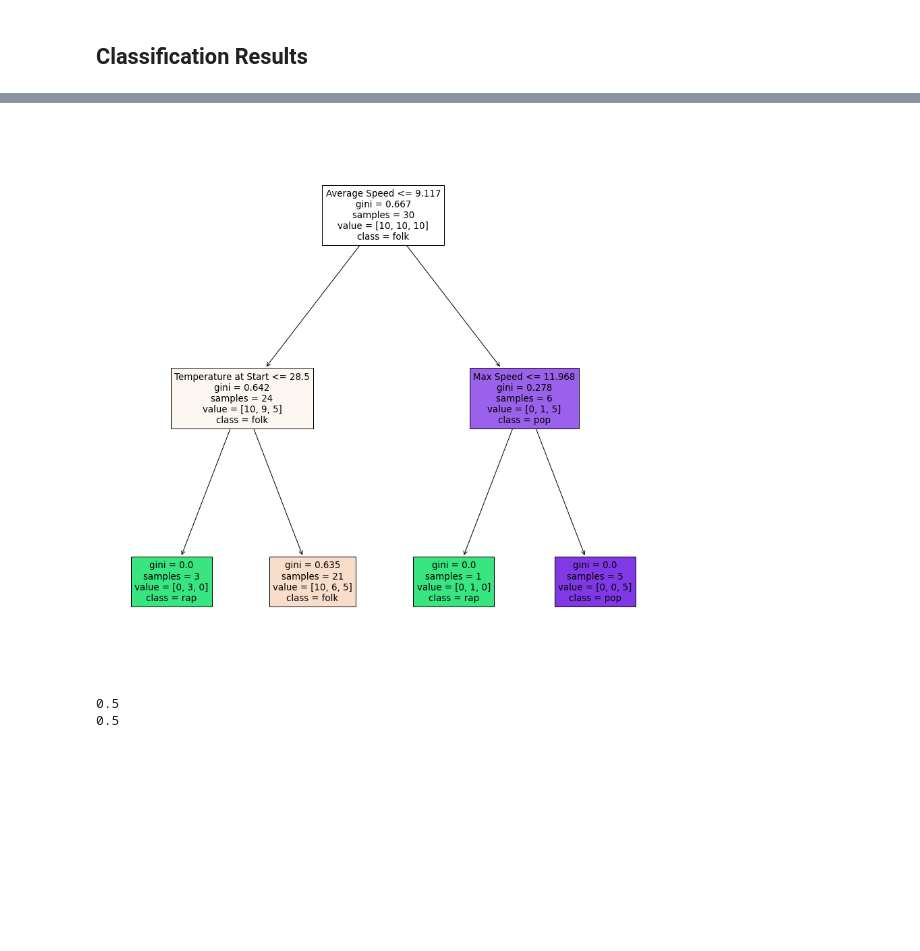
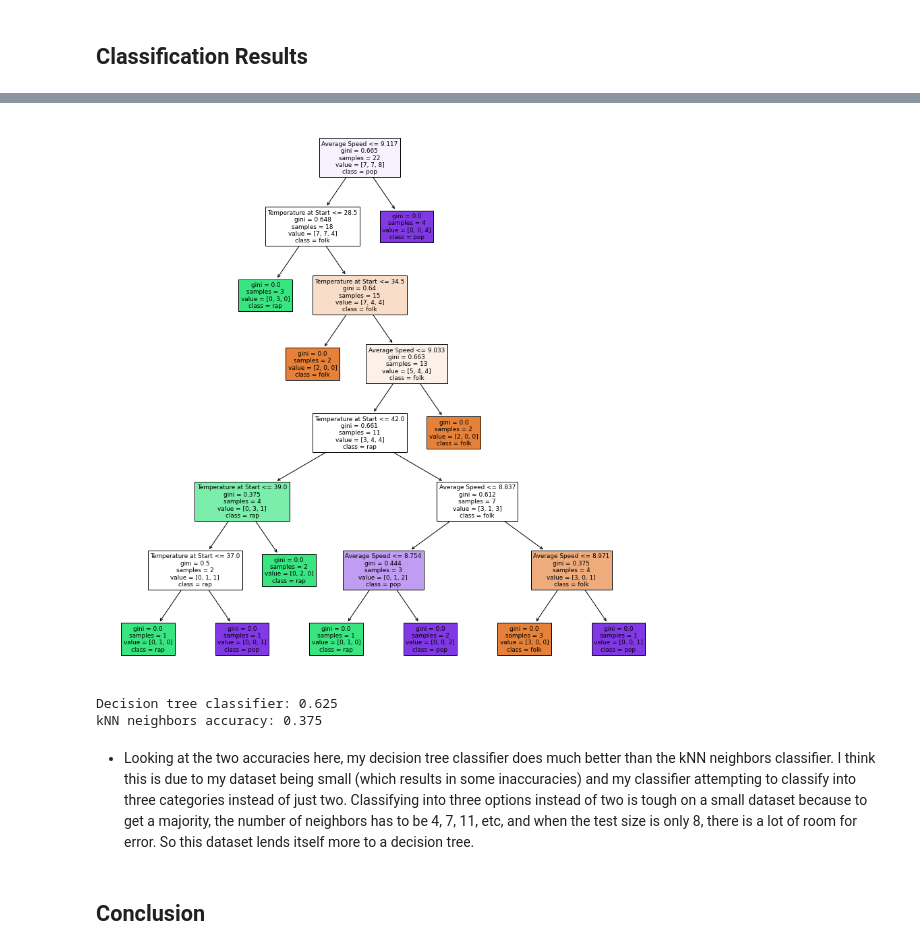
Before and after one commit to 907riley/Strava-Project, a Jupyter notebook: Final_Strava_Project.ipynb, the cells around one changed output, grey strips where cells are left out. Drawn from its saved outputs; the diff is of its cells as text; code cells hidden in the pictures; blank space fills up the shorter version.

Commit message:
finished conclusion

```diff
--- a/Final_Strava_Project.ipynb
+++ b/Final_Strava_Project.ipynb
@@ -425,43 +415,41 @@ Artist: Counting Crows
 # %%
-from sklearn.tree import DecisionTreeClassifier
-from sklearn import tree
+from sklearn.preprocessing import MinMaxScaler
+from sklearn.model_selection import train_test_split
 from sklearn import preprocessing
 le = preprocessing.LabelEncoder()
 
 #print(strava_df)
 y = strava_df["Activity Description"]
-X = strava_df.drop(["Activity Description", "Activity ID", "Activity Date", "Activity Name", "Activity Type", "Average Grade", "Max Grade", "Elevation Loss", "Grade Adjusted Distance", "Elevation Gain"], axis = 1)
-
-clf = DecisionTreeClassifier(random_state=0, max_depth=2)
-clf.fit(X,y)
-
-
-plt.figure(figsize=(15,15))
-tree.plot_tree(clf, feature_names=X.columns, class_names = {2: "pop", 1: "rap", 0: "folk"}, filled=True)
-plt.show()
+X = strava_df.drop(["Activity Description", "Activity ID", "Elevation High", "Activity Date", "Activity Name", "Activity Type", "Average Grade", "Max Grade", "Elevation Loss", "Grade Adjusted Distance", "Elevation Gain", "Distance", "Moving Time", "Elapsed Time", "Elevation Low"], axis = 1)
+X_train, X_test, y_train, y_test = train_test_split(X, y, random_state=0, stratify=y, test_size=0.25)
-# %% [output]
-[figure, removed]
-# %%
-from sklearn.preprocessing import MinMaxScaler
-from sklearn.model_selection import train_test_split
-
-scaler = MinMaxScaler()
-X = scaler.fit_transform(X)
-
-X_train, X_test, y_train, y_test = train_test_split(X, y, random_state=0, stratify=y, test_size=0.25)
+# %%
+from sklearn.tree import DecisionTreeClassifier
+from sklearn import tree
+
+clf = DecisionTreeClassifier(random_state=0)
+clf.fit(X_train, y_train)
+
+
+plt.figure(figsize=(15,15))
+tree.plot_tree(clf, feature_names=X.columns, class_names = {2: "pop", 1: "rap", 0: "folk"}, filled=True)
+plt.show()
+# %% [output]
+[figure, added]
 # %%
-clf.fit(X_train, y_train)
+from sklearn.neighbors import KNeighborsClassifier
+# Changed the n_neighbors to 5 because that was the best accuracy I could get it too
+clfK = KNeighborsClassifier(n_neighbors=7, metric="euclidean")
+clfK.fit(X_train, y_train)
 
 accuracy_tree = clf.score(X_test, y_test)
-print(accuracy_tree)
+print("Decision tree classifier:", accuracy_tree)
 
-from sklearn.neighbors import KNeighborsClassifier
-# Changed the n_neighbors to 5 because that was the best accuracy I could get it too
-clf = KNeighborsClassifier(n_neighbors=6, metric="euclidean")
-clf.fit(X_train, y_train)
-
-accuracy = clf.score(X_test, y_test)
-print(accuracy)
+accuracy = clfK.score(X_test, y_test)
+print("kNN neighbors accuracy:", accuracy)
 # %% [output]
-0.5
-0.5
+Decision tree classifier: 0.625
+kNN neighbors accuracy: 0.375
+# %% [markdown]
+* Looking at the two accuracies here, my decision tree classifier does much better than the kNN neighbors classifier. I think this is due to my dataset being small (which results in some inaccuracies) and my classifier attempting to classify into three categories instead of just two. Classifying into three options instead of two is tough on a small dataset because to get a majority, the number of neighbors has to be 4, 7, 11, etc, and when the test size is only 8, there is a lot of room for error. So this dataset lends itself more to a decision tree.
+# %% [markdown]
+## Conclusion
```
Also changed, not shown: parts of 6 cells of this notebook.
